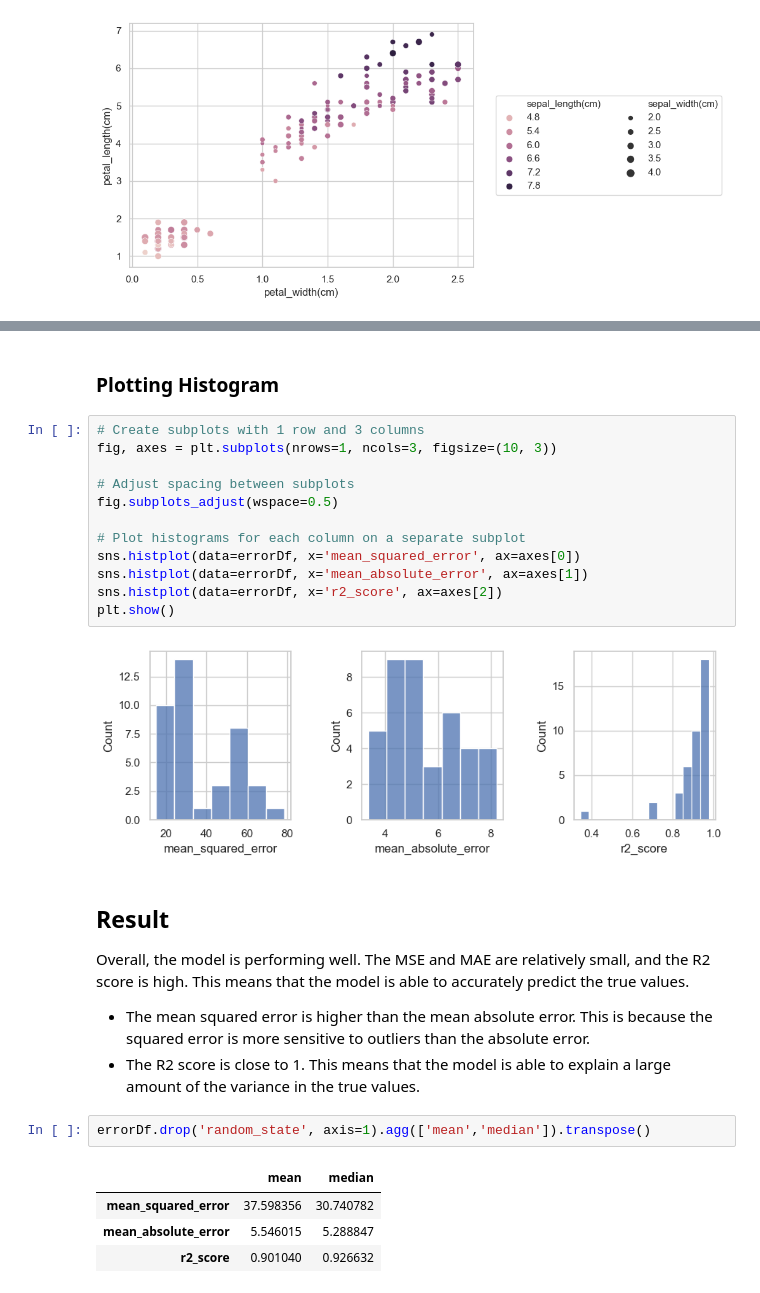
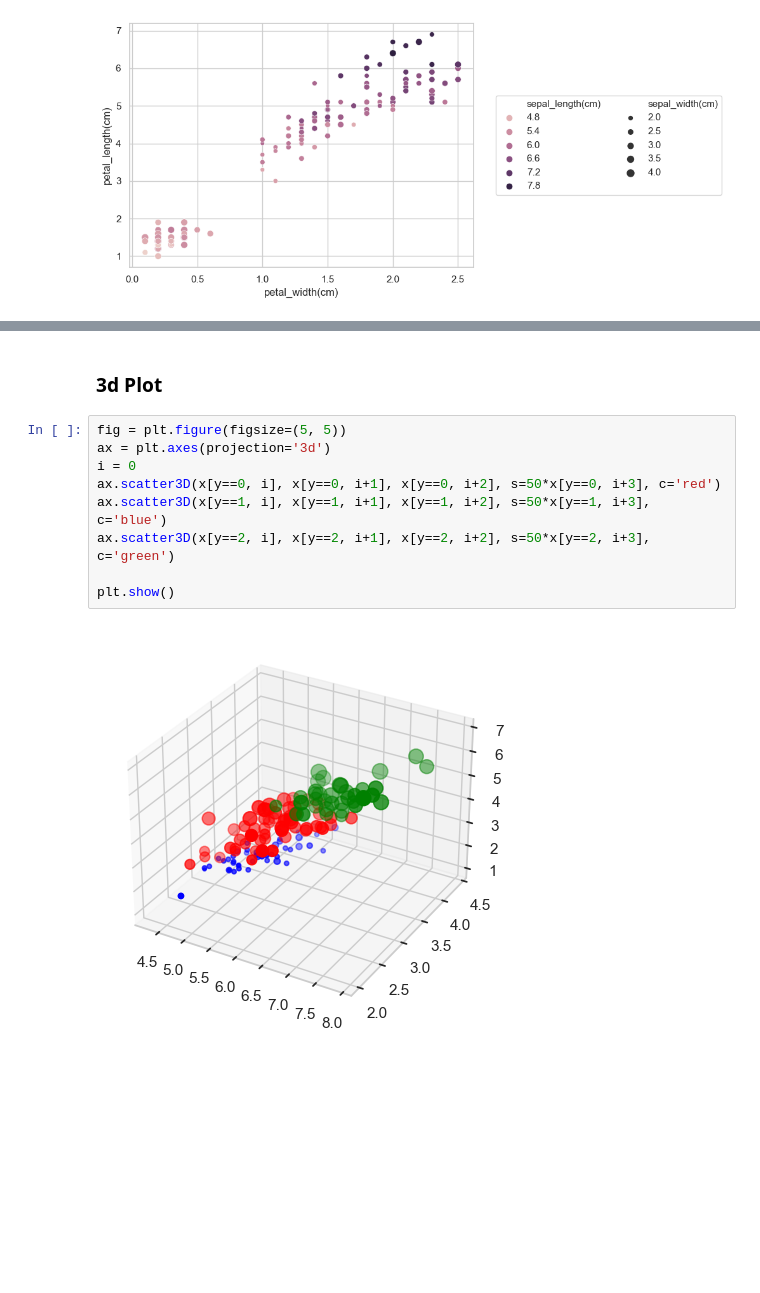
Before and after one commit to umar-anzar/spark-foundation-internship-datascience, a Jupyter notebook: Task2/PredictionUsingUnsupervisedML.ipynb, the cells around one changed output, grey strips where cells are left out. Drawn from its saved outputs; the diff is of its cells as text; blank space fills up the shorter version.

```diff
--- a/Task2/PredictionUsingUnsupervisedML.ipynb
+++ b/Task2/PredictionUsingUnsupervisedML.ipynb
@@ -233,29 +191,13 @@ errorDf.head(5)
-# %% [markdown]
-### Plotting Histogram
-# %%
-# Create subplots with 1 row and 3 columns
-fig, axes = plt.subplots(nrows=1, ncols=3, figsize=(10, 3))
-
-# Adjust spacing between subplots
-fig.subplots_adjust(wspace=0.5)
-
-# Plot histograms for each column on a separate subplot
-sns.histplot(data=errorDf, x='mean_squared_error', ax=axes[0])
-sns.histplot(data=errorDf, x='mean_absolute_error', ax=axes[1])
-sns.histplot(data=errorDf, x='r2_score', ax=axes[2])
-plt.show()
-# %% [output]
-[figure, removed]
-# %% [markdown]
-## Result
-Overall, the model is performing well. The MSE and MAE are relatively small, and the R2 score is high. This means that the model is able to accurately predict the true values.
-
-- The mean squared error is higher than the mean absolute error. This is because the squared error is more sensitive to outliers than the absolute error.
-- The R2 score is close to 1. This means that the model is able to explain a large amount of the variance in the true values.
-# %%
-errorDf.drop('random_state', axis=1).agg(['mean','median']).transpose()
-# %% [output]
-|  | mean | median |
-| mean_squared_error | 37.598356 | 30.740782 |
-| mean_absolute_error | 5.546015 | 5.288847 |
-| r2_score | 0.901040 | 0.926632 |
+# %% [markdown]
+### 3d Plot
+# %%
+fig = plt.figure(figsize=(5, 5))
+ax = plt.axes(projection='3d')
+i = 0
+ax.scatter3D(x[y==0, i], x[y==0, i+1], x[y==0, i+2], s=50*x[y==0, i+3], c='red')
+ax.scatter3D(x[y==1, i], x[y==1, i+1], x[y==1, i+2], s=50*x[y==1, i+3], c='blue')
+ax.scatter3D(x[y==2, i], x[y==2, i+1], x[y==2, i+2], s=50*x[y==2, i+3], c='green')
+
+plt.show()
+# %% [output]
+[figure, added]
```
Also changed, not shown: parts of 33 cells of this notebook.
